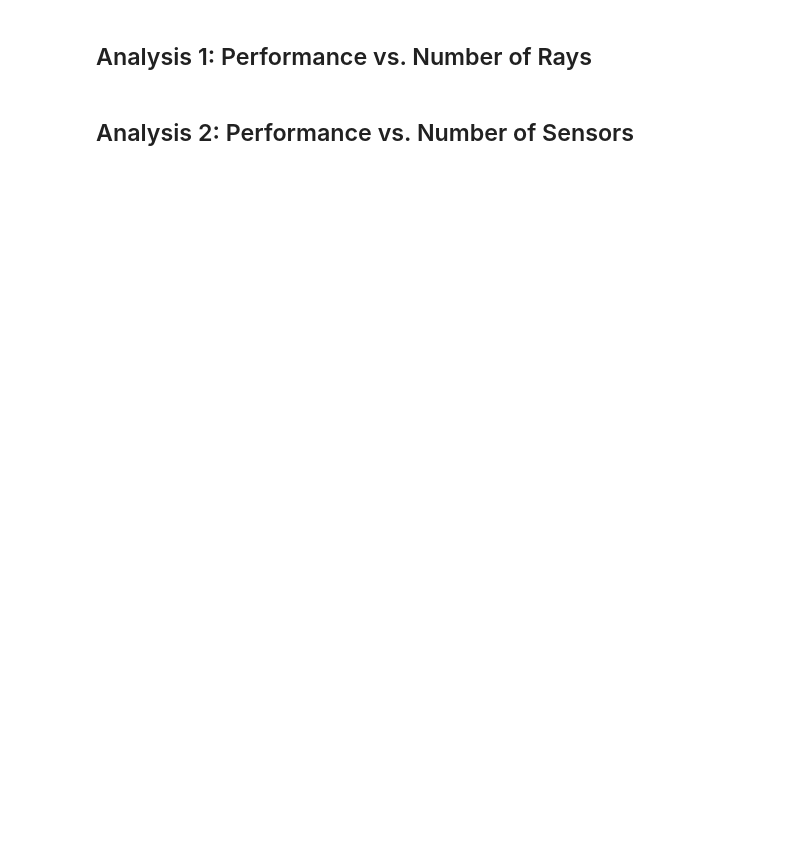
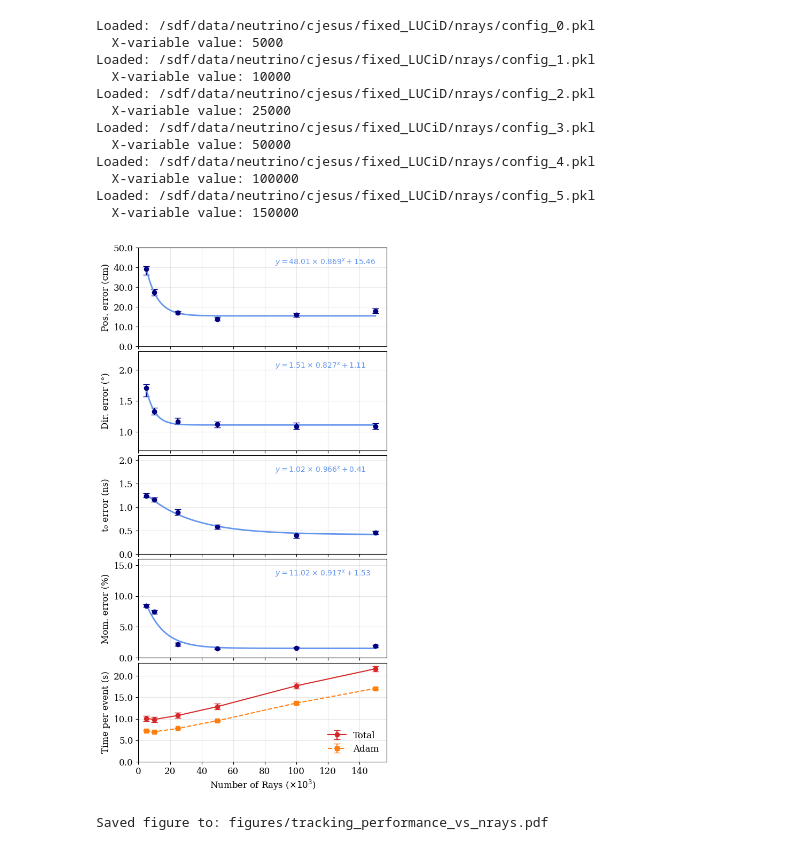
Before and after one commit to CIDeR-ML/LUCiD, a Jupyter notebook: good_notebooks/optimization_vs_variables.ipynb, the cells around one changed output. Drawn from its saved outputs; the diff is of its cells as text; code cells hidden in the pictures; blank space fills up the shorter version.

Commit message:
Changes to loss definition with corresponding updates to the track optimization routine and associated notebooks

```diff
--- a/good_notebooks/optimization_vs_variables.ipynb
+++ b/good_notebooks/optimization_vs_variables.ipynb
@@ -353,72 +529,61 @@ def plot_metrics_vs_variable(
     plt.savefig(output_filename, bbox_inches='tight')
     plt.show()
     print(f"\nSaved figure to: {output_filename}")
-# %% [markdown]
-## Analysis 1: Performance vs. Number of Rays
 # %%
-# Define file paths and variable extractor
-common_path = '/sdf/data/neutrino/cjesus/lucid_output/paper_files/'
+common_path = '/sdf/data/neutrino/cjesus/fixed_LUCiD/nrays/'
 results_files_nrays = [
-    common_path + 'speed_results_5k_nrays.pkl',
-    common_path + 'speed_results_10k_nrays.pkl',
-    common_path + 'speed_results_25k_nrays.pkl',
-    common_path + 'speed_results_50k_nrays.pkl',
-    common_path + 'speed_results_100k_nrays.pkl',
-    common_path + 'speed_results_150k_nrays.pkl'
+    common_path + f'config_{i}.pkl' for i in range(0,6)
 ]
 
-# Extract nphot as x-variable
 nphot_extractor = lambda rs: rs['config']['nphot']
-
-# Load and process data
-_, _, _, summaries_nrays = load_and_process_results(
-    results_files_nrays, nphot_extractor, muon_mass=0.105658  # GeV
-)
-
-# Extract timing metrics
-timing_nrays = extract_timing_metrics(summaries_nrays)
-
-results_files_nrays = [
-    common_path + 'results_5k_nrays.pkl',
-    common_path + 'results_10k_nrays.pkl',
-    common_path + 'results_25k_nrays.pkl',
-    common_path + 'results_50k_nrays.pkl',
-    common_path + 'results_100k_nrays.pkl',
-    common_path + 'results_150k_nrays.pkl'
-]
 
 # Load and process data
 x_nrays, hist_nrays, stats_nrays, summaries_nrays = load_and_process_results(
     results_files_nrays, nphot_extractor, muon_mass=0.105658  # GeV
 )
+
+timing_nrays = extract_timing_metrics(summaries_nrays)
 
 
 # Define metrics
 metrics = {
     "position_errors": {"label": "Pos. error (cm)", "scale": 100},
     "direction_errors": {"label": "Dir. error (°)", "scale": 1},
     "t0_errors": {"label": "t₀ error (ns)", "scale": 1},
     "momentum_errors_percent": {"label": "Mom. error (%)", "scale": 1},
 }
 
 # Compute bootstrap metrics
 metric_results_nrays = compute_bootstrap_metrics(hist_nrays, metrics, ci_level=90)
 
 # Plot
 plot_metrics_vs_variable(
     x_nrays,
     metric_results_nrays,
     metrics,
     xlabel="Number of Rays ($\\times10^3$)",
     output_filename='figures/tracking_performance_vs_nrays.pdf',
     x_scale=1000.0,
     timing_data=timing_nrays,
     ylims={
-        "position_errors": (10, 50),
+        "position_errors": (0, 50),
         "direction_errors": (0.7, 2.3),
         "t0_errors": (0, 2.1),
         "momentum_errors_percent": (0, 16)
     }
 )
+# %% [output]
+Loaded: /sdf/data/neutrino/cjesus/fixed_LUCiD/nrays/config_0.pkl
+  X-variable value: 5000
+Loaded: /sdf/data/neutrino/cjesus/fixed_LUCiD/nrays/config_1.pkl
+  X-variable value: 10000
+Loaded: /sdf/data/neutrino/cjesus/fixed_LUCiD/nrays/config_2.pkl
+  X-variable value: 25000
+Loaded: /sdf/data/neutrino/cjesus/fixed_LUCiD/nrays/config_3.pkl
+  X-variable value: 50000
+Loaded: /sdf/data/neutrino/cjesus/fixed_LUCiD/nrays/config_4.pkl
+  X-variable value: 100000
+Loaded: /sdf/data/neutrino/cjesus/fixed_LUCiD/nrays/config_5.pkl
+  X-variable value: 150000
+[figure, added]
+Saved figure to: figures/tracking_performance_vs_nrays.pdf
-# %% [markdown]
-## Analysis 2: Performance vs. Number of Sensors
```
Also changed, not shown: parts of 9 cells of this notebook, 13 other files.
